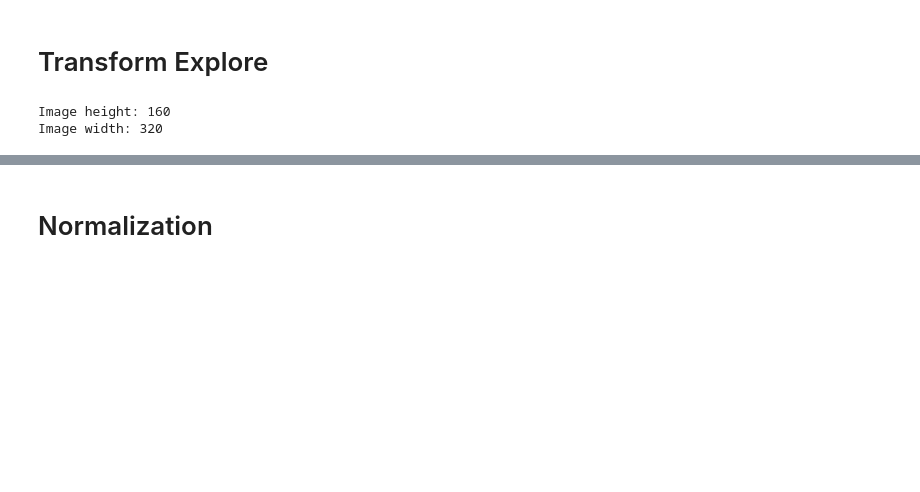
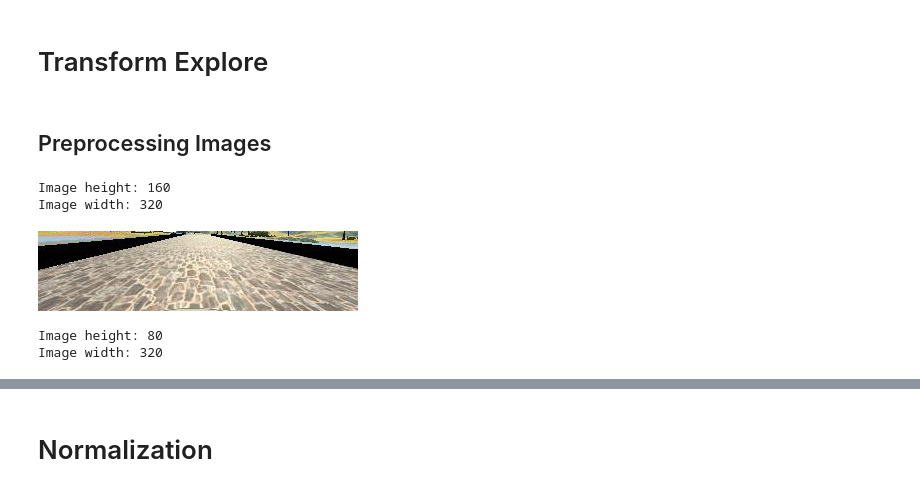
Before and after one commit to pranav-ap/udacity_driver, a Jupyter notebook: exploration.ipynb, the cells around one changed output, grey strips where cells are left out. Drawn from its saved outputs; the diff is of its cells as text; code cells hidden in the pictures; blank space fills up the shorter version.

```diff
--- a/exploration.ipynb
+++ b/exploration.ipynb
@@ -47,2 +47,4 @@ image
 # %% [markdown]
 # Transform Explore
+# %% [markdown]
+## Preprocessing Images
@@ -57,0 +60,16 @@ Image width: 320
+# %%
+preprocessed_image = TF.crop(image,
+                       top=60,
+                       left=0,
+                       height=80,
+                       width=320)
+
+preprocessed_image
+# %% [output]
+[figure, added]
+# %%
+print(f"Image height: {preprocessed_image.height}")
+print(f"Image width: {preprocessed_image.width}")
+# %% [output]
+Image height: 80
+Image width: 320
```
Also changed, not shown: parts of 46 cells of this notebook, 10 other files.
